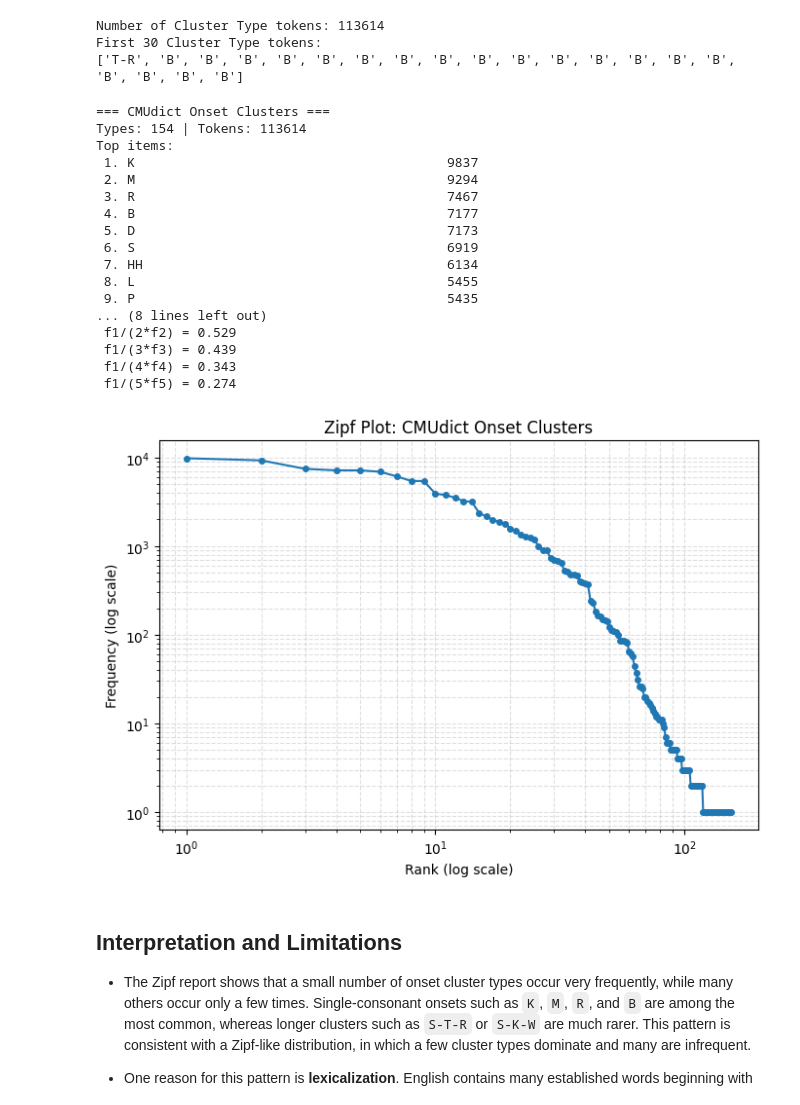
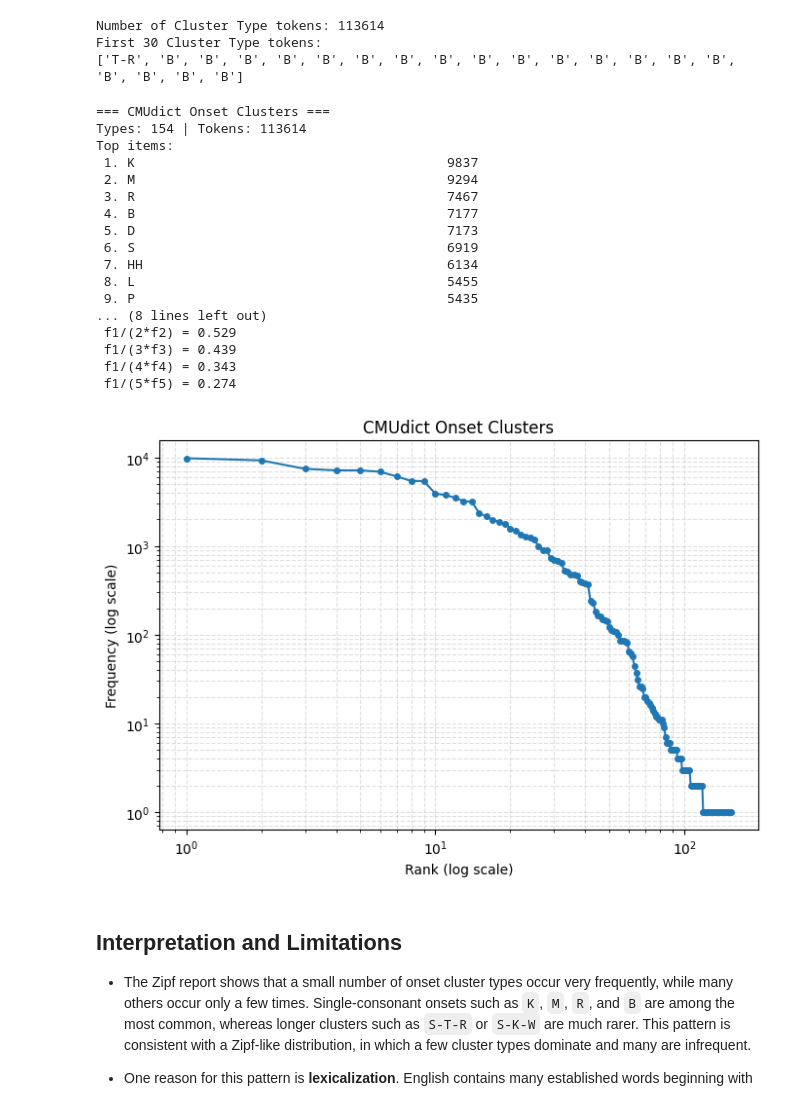
Before and after one commit to rumihoney/zipfs-law-hackathon, a Jupyter notebook: 05_phonetics_phonology/prompt_10_onset_clusters.ipynb, the cells around one changed output. Drawn from its saved outputs; the diff is of its cells as text; code cells hidden in the pictures.

Commit message:
plot improve

```diff
--- a/05_phonetics_phonology/prompt_10_onset_clusters.ipynb
+++ b/05_phonetics_phonology/prompt_10_onset_clusters.ipynb
@@ -162,26 +162,26 @@ First 30 Cluster Type tokens:
 # %%
 ranked_clusters = zipf_prep(cluster_types)
 zipf_quick_report(cluster_types, title="CMUdict Onset Clusters")
-zipf_plot(ranked_clusters, title="Zipf Plot: CMUdict Onset Clusters")
+zipf_plot(ranked_clusters, title="CMUdict Onset Clusters")
 # %% [output]
 === CMUdict Onset Clusters ===
 Types: 154 | Tokens: 113614
 Top items:
  1. K                                        9837
  2. M                                        9294
  3. R                                        7467
  4. B                                        7177
  5. D                                        7173
  6. S                                        6919
  7. HH                                       6134
  8. L                                        5455
  9. P                                        5435
 ... (8 lines left out)
  f1/(2*f2) = 0.529
  f1/(3*f3) = 0.439
  f1/(4*f4) = 0.343
  f1/(5*f5) = 0.274
-[figure, old version]
+[figure, new version]
 # %% [markdown]
 ## Interpretation and Limitations
 
```
Also changed, not shown: 1 other file.
